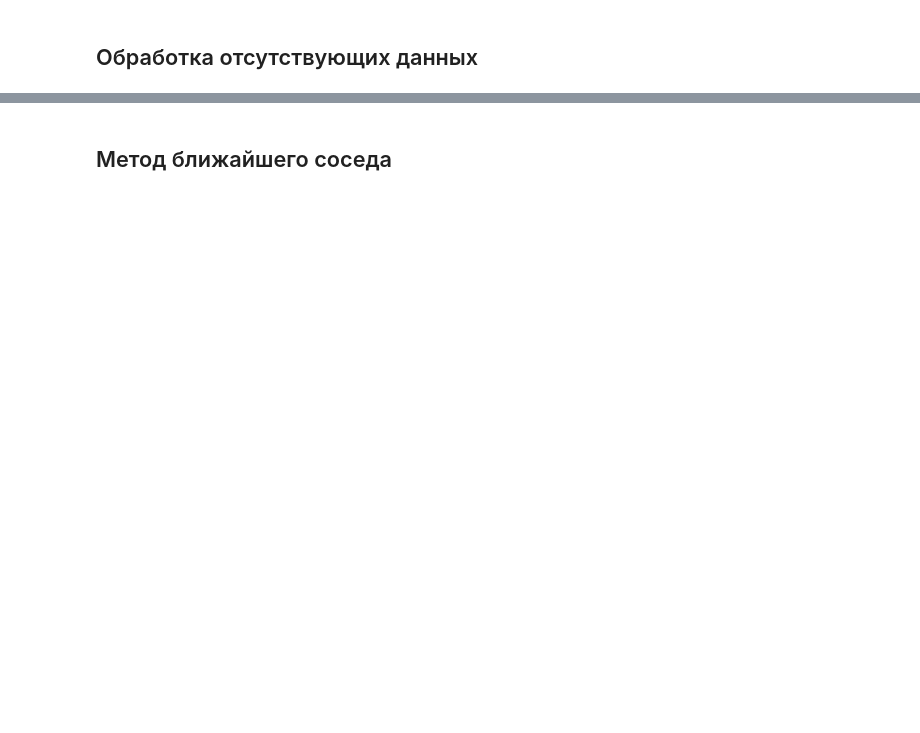
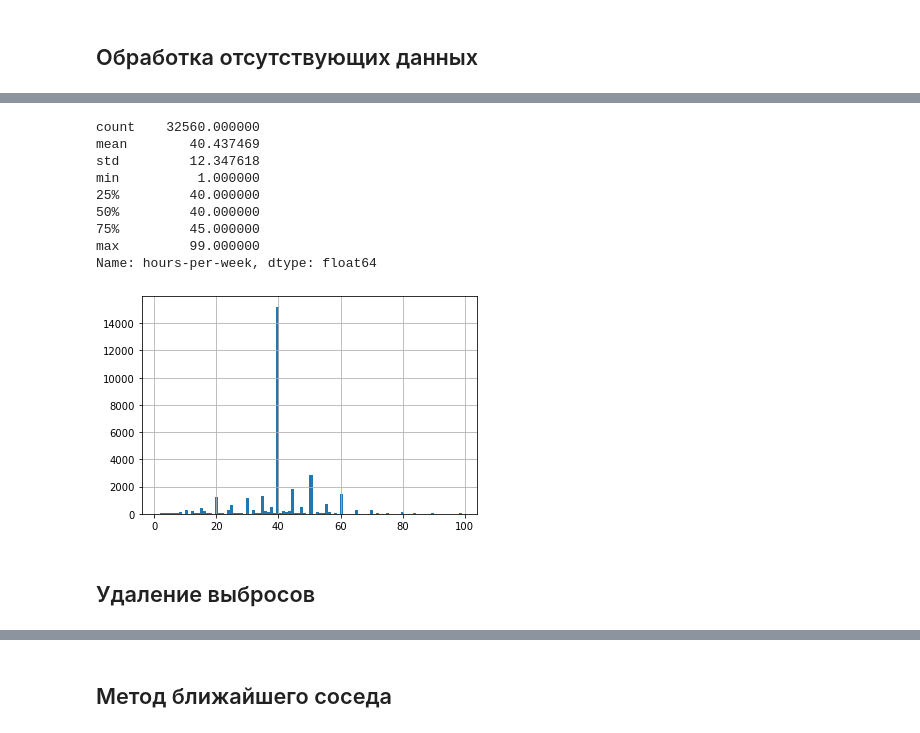
Before and after one commit to DieNice/AdultResearch, a Jupyter notebook: netricsmethods.ipynb, the cells around one changed output, grey strips where cells are left out. Saved outputs shown, nothing was run; the diff lists cells and outputs as text; code cells hidden in the pictures; blank space fills up the shorter version.

```diff
--- a/netricsmethods.ipynb
+++ b/netricsmethods.ipynb
@@ -82,0 +135,16 @@ income - 0%
+# %%
+df['hours-per-week'].hist(bins=100)
+df['hours-per-week'].describe()
+# %% [output]
+count    32560.000000
+mean        40.437469
+std         12.347618
+min          1.000000
+25%         40.000000
+50%         40.000000
+75%         45.000000
+max         99.000000
+Name: hours-per-week, dtype: float64
+[figure, added]
+# %% [markdown]
+## Удаление выбросов
```
Also changed, not shown: parts of 16 cells of this notebook, 1 other file.
